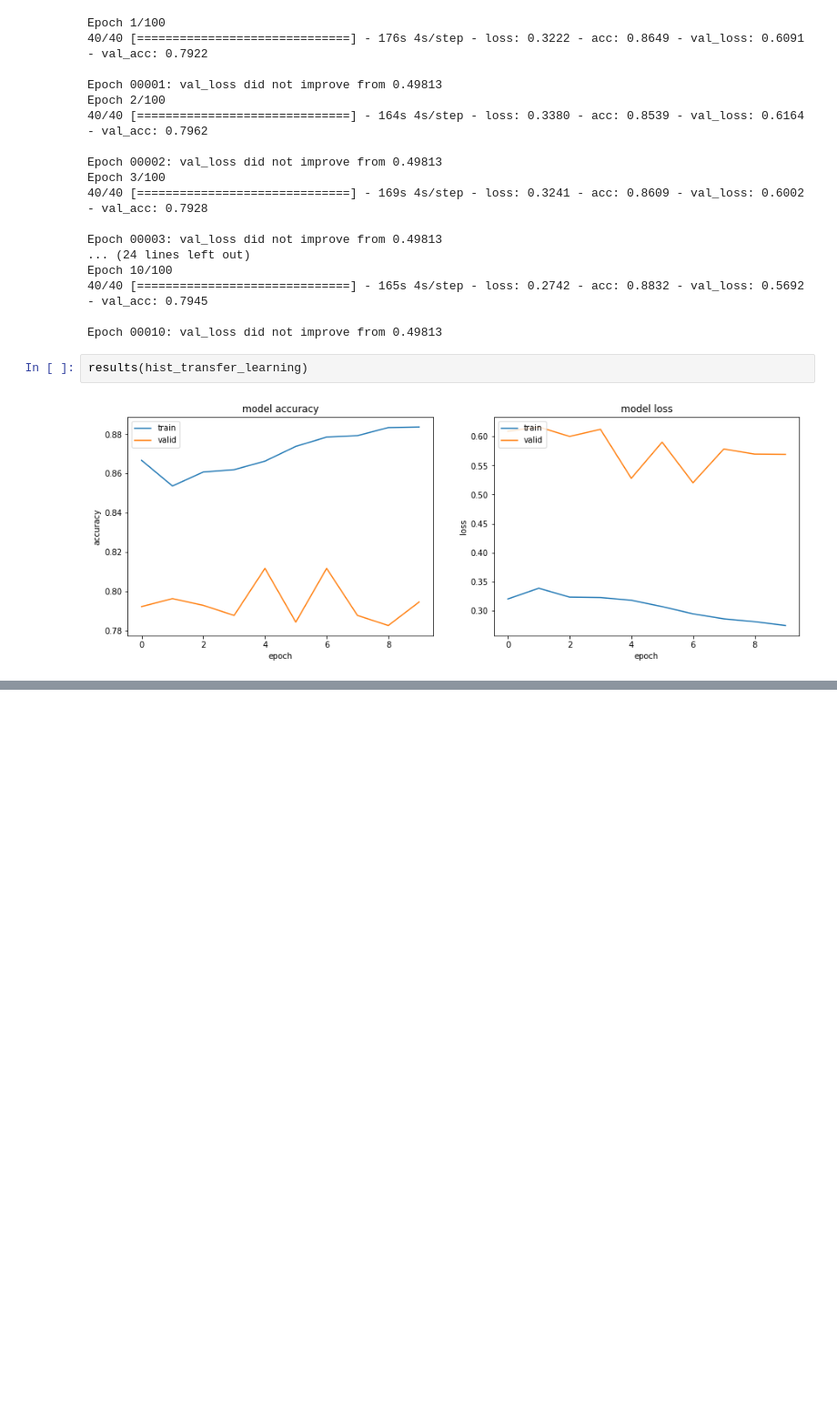
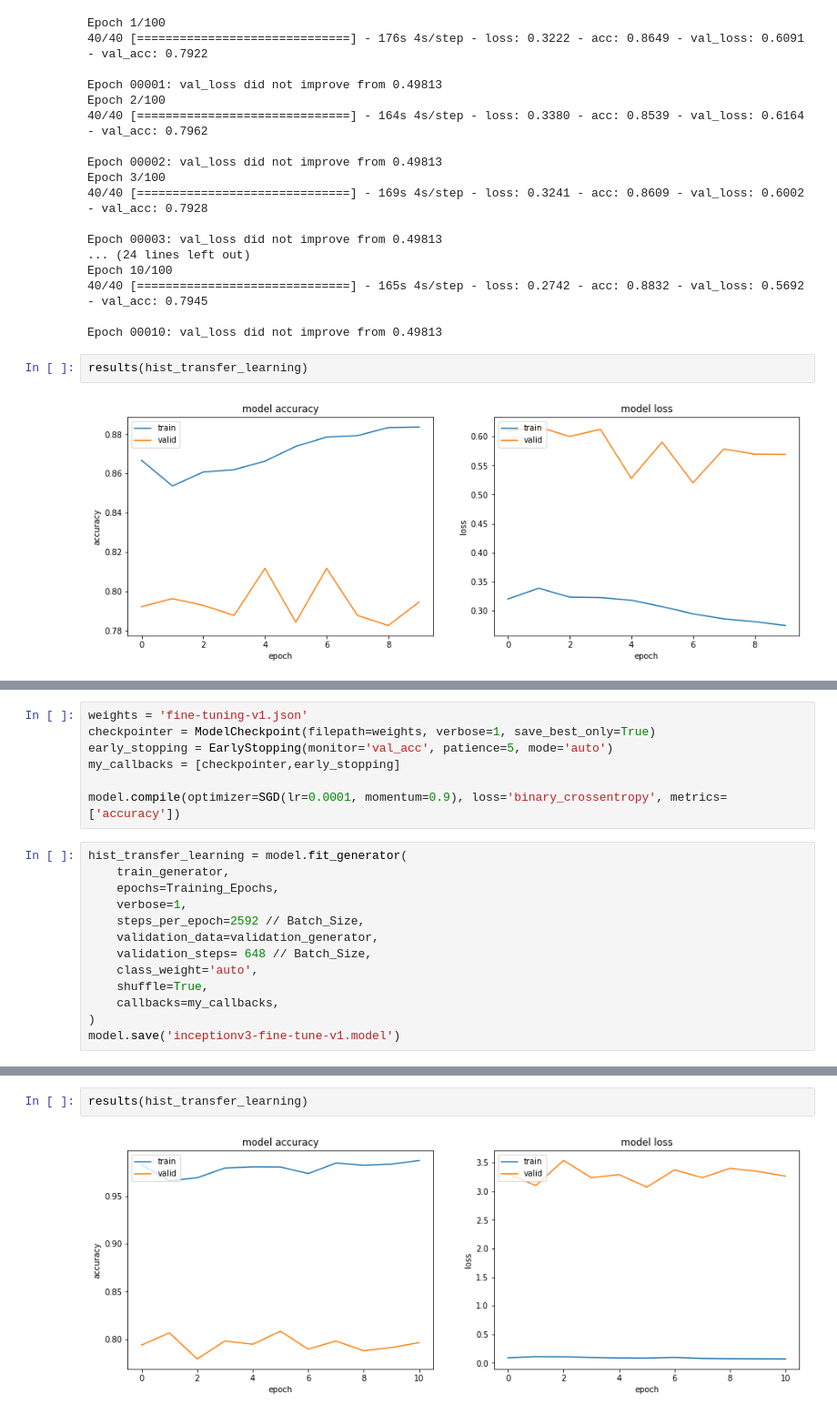
Before and after one commit to MohamedFawzy/ML-projects, a Jupyter notebook: source/heartbeats/test.ipynb, the cells around one changed output, grey strips where cells are left out. Shown at 91% size. Saved outputs shown, nothing was run; the diff lists cells and outputs as text; blank space fills up the shorter version.

Commit message:
add another transfer learning parameters

```diff
--- a/source/heartbeats/test.ipynb
+++ b/source/heartbeats/test.ipynb
@@ -504,0 +521,20 @@ results(hist_transfer_learning)
+# %%
+weights = 'fine-tuning-v1.json'
+checkpointer = ModelCheckpoint(filepath=weights, verbose=1, save_best_only=True)
+early_stopping = EarlyStopping(monitor='val_acc', patience=5, mode='auto')
+my_callbacks = [checkpointer,early_stopping]
+
+model.compile(optimizer=SGD(lr=0.0001, momentum=0.9), loss='binary_crossentropy', metrics=['accuracy'])
+# %%
+hist_transfer_learning = model.fit_generator(
+    train_generator,
+    epochs=Training_Epochs,
+    verbose=1,
+    steps_per_epoch=2592 // Batch_Size,
+    validation_data=validation_generator,
+    validation_steps= 648 // Batch_Size,
+    class_weight='auto',
+    shuffle=True,
+    callbacks=my_callbacks,
+)
+model.save('inceptionv3-fine-tune-v1.model')
@@ -504,0 +559,4 @@ results(hist_transfer_learning)
+# %%
+results(hist_transfer_learning)
+# %% [output]
+[figure, added]
```
Also changed, not shown: parts of 3 cells of this notebook.
